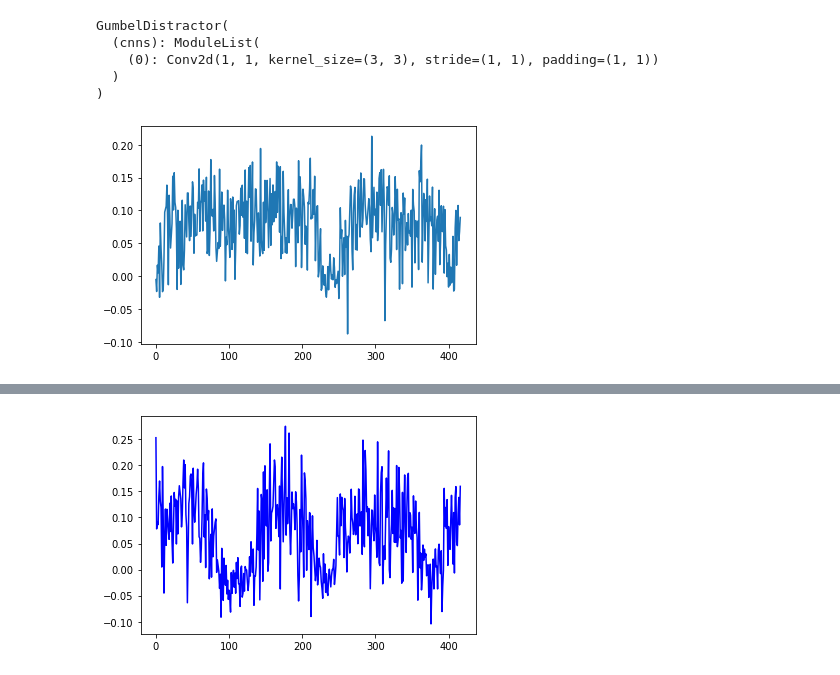
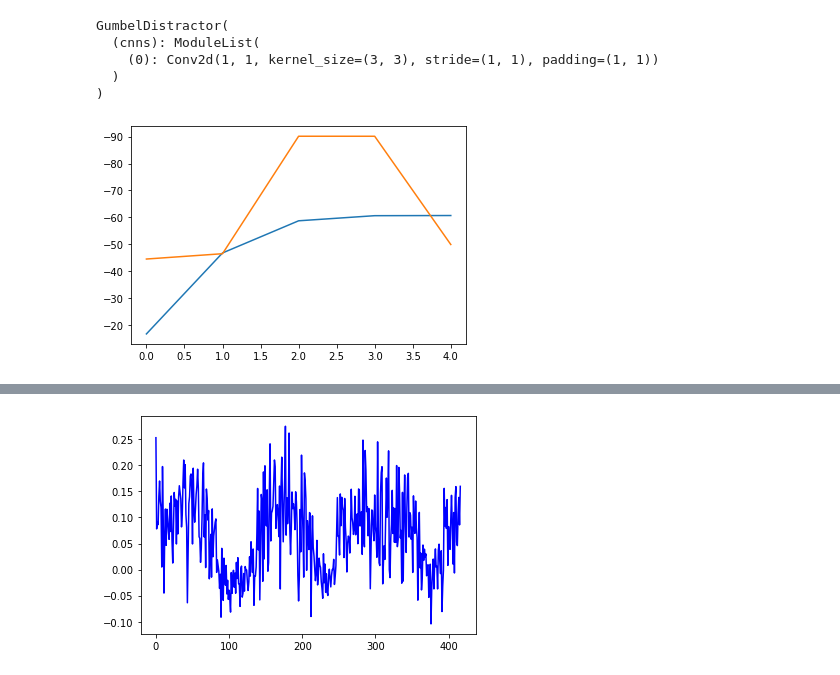
Before and after one commit to TheDylanM/REDI-utwente, a Jupyter notebook: src/awesome_GNN/gradcam.ipynb, the cells around one changed output, grey strips where cells are left out. Drawn from its saved outputs; the diff is of its cells as text; code cells hidden in the pictures.

```diff
--- a/src/awesome_GNN/gradcam.ipynb
+++ b/src/awesome_GNN/gradcam.ipynb
@@ -27,12 +25,16 @@ GumbelDistractor(
 # %%
 importlib.reload(distract)
 
-baseline_loss, distractor_loss = distract.train_distractor(distractor, classifier)
+history = distract.train_distractor(distractor, classifier)
 # %%
-loss_differences = np.array([l.cpu().item() for l in baseline_loss['train']]) - np.array([l.cpu().item() for l in distractor_loss['train']])
-plt.plot(loss_differences)
+for phase in ['train', 'val']:
+    avg_loss_baseline = np.array([np.mean(list(map(lambda l: l.cpu().item(), epoch[phase]['baseline']))) for epoch in history])
+    avg_loss_distracted = np.array([np.mean(list(map(lambda l: l.cpu().item(), epoch[phase]['distracted']))) for epoch in history])
+    loss_differences = np.divide(avg_loss_distracted - avg_loss_baseline, avg_loss_baseline) * 100
+    plt.plot(loss_differences)
 # plt.plot([l.cpu().data.numpy() for l in distractor_loss['train']], 'r')
 # plt.plot(distractor_loss, 'r')
+plt.gca().invert_yaxis()
 plt.show()
 # %% [output]
-[figure, old version]
+[figure, new version]
```
Also changed, not shown: parts of 2 cells of this notebook, 1 other file.
